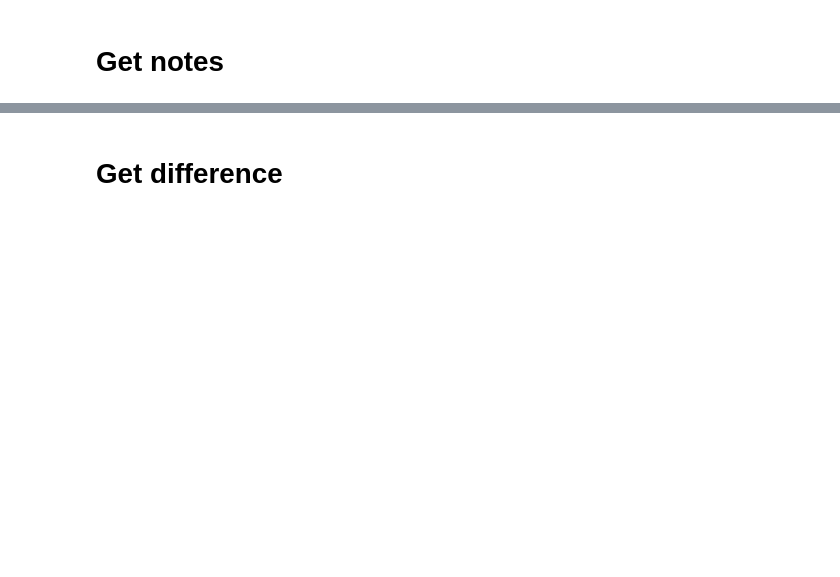
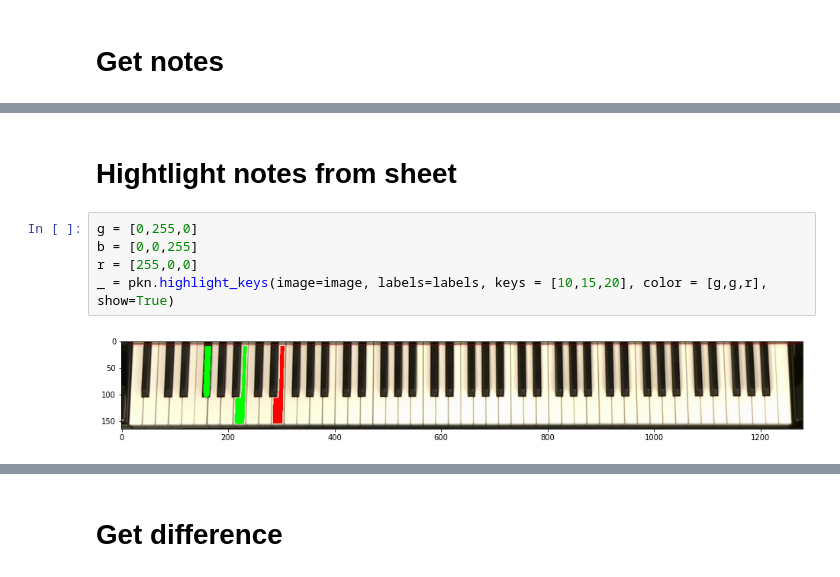
Before and after one commit to LongVanTH/INF573_Project, a Jupyter notebook: pipelines.ipynb, the cells around one changed output, grey strips where cells are left out. Drawn from its saved outputs; the diff is of its cells as text; blank space fills up the shorter version.

```diff
--- a/pipelines.ipynb
+++ b/pipelines.ipynb
@@ -45,0 +46,9 @@ Number of connected components: 88
+# %% [markdown]
+# Hightlight notes from sheet
+# %%
+g = [0,255,0]
+b = [0,0,255]
+r = [255,0,0]
+_ = pkn.highlight_keys(image=image, labels=labels, keys = [10,15,20], color = [g,g,r], show=True)
+# %% [output]
+[figure, added]
```
Also changed, not shown: parts of 25 cells of this notebook, 9 other files.
